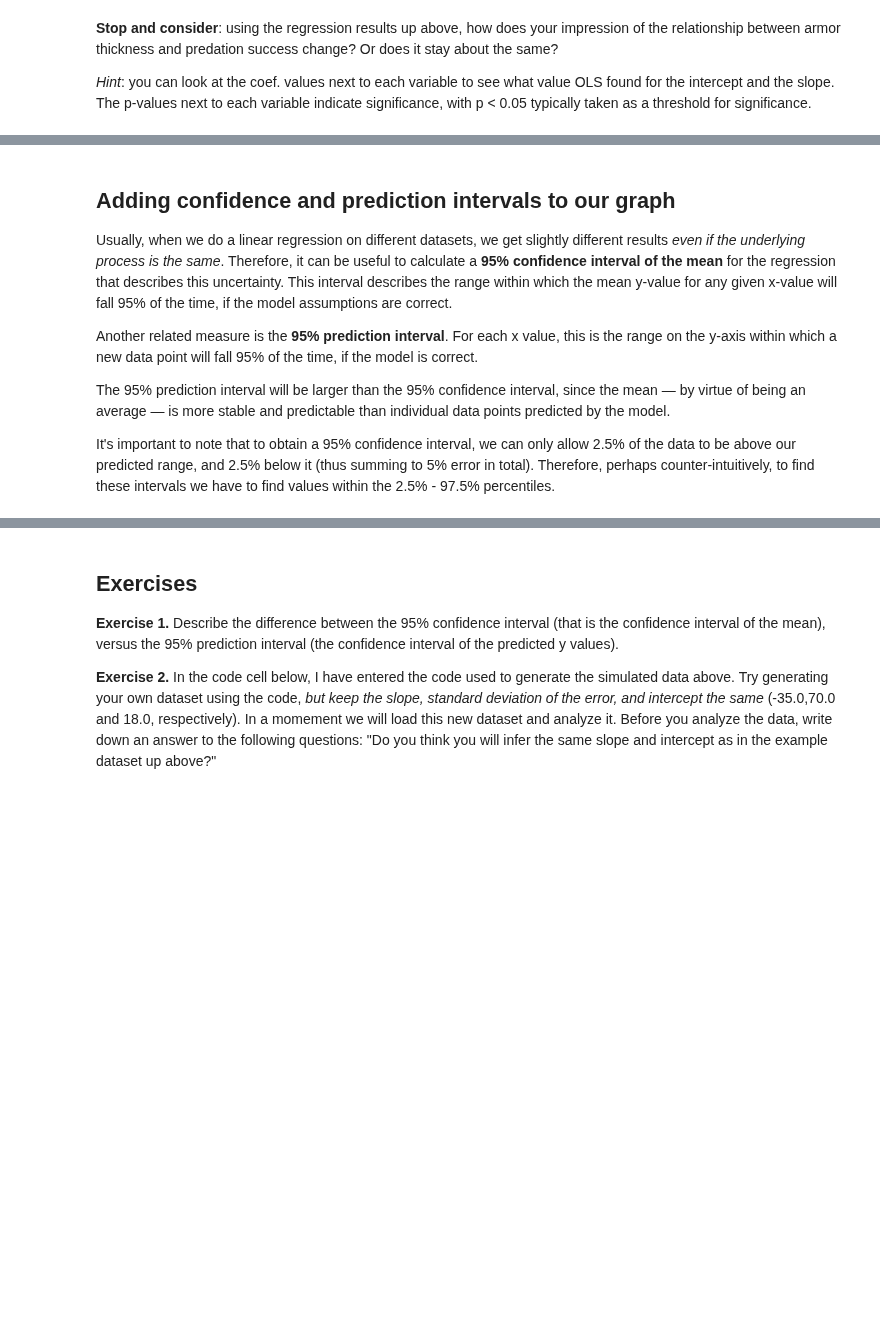
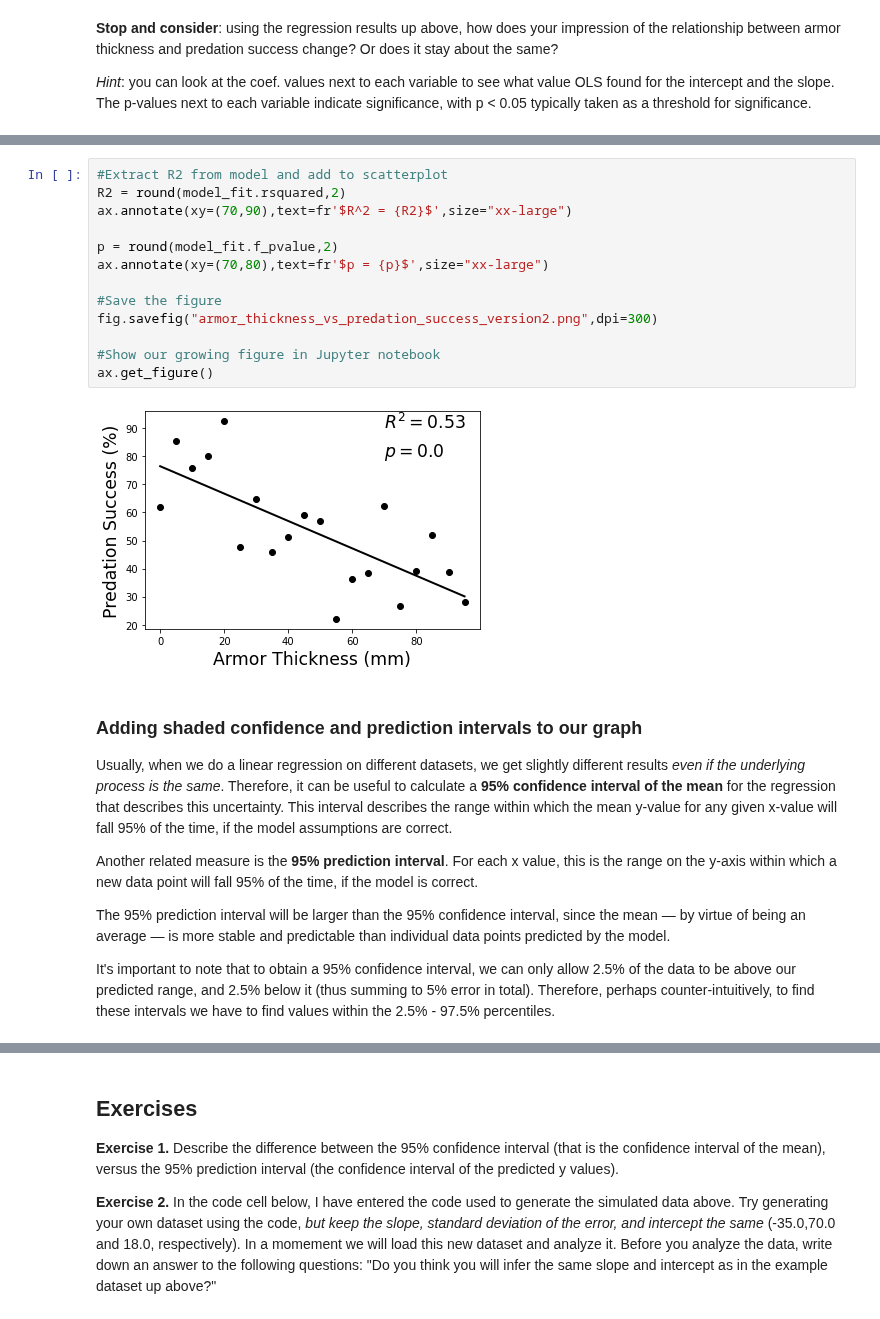
Before and after one commit to zaneveld/full_spectrum_bioinformatics, a Jupyter notebook: content/09_visualization/visualizing_correlation.ipynb, the cells around one changed output, grey strips where cells are left out. Saved outputs shown, nothing was run; the diff lists cells and outputs as text; blank space fills up the shorter version.

```diff
--- a/content/09_visualization/visualizing_correlation.ipynb
+++ b/content/09_visualization/visualizing_correlation.ipynb
@@ -135,5 +228,20 @@ Notes:
+# %%
+#Extract R2 from model and add to scatterplot
+R2 = round(model_fit.rsquared,2)
+ax.annotate(xy=(70,90),text=fr'$R^2 = {R2}$',size="xx-large")
+
+p = round(model_fit.f_pvalue,2)
+ax.annotate(xy=(70,80),text=fr'$p = {p}$',size="xx-large")
+
+#Save the figure
+fig.savefig("armor_thickness_vs_predation_success_version2.png",dpi=300)
+
+#Show our growing figure in Jupyter notebook
+ax.get_figure()
+# %% [output]
+[figure, added]
 # %% [markdown]
-## Adding confidence and prediction intervals to our graph
+### Adding shaded confidence and prediction intervals to our graph
 
 Usually, when we do a linear regression on different datasets, we get slightly different results *even if the underlying process is the same*.
 Therefore, it can be useful to calculate a **95% confidence interval of the mean** for the regression that describes this uncertainty. This interval describes the range within which the mean y-value for any given x-value will fall 95% of the time, if the model assumptions are correct.
```
Also changed, not shown: parts of 27 cells of this notebook, 18 other files.
